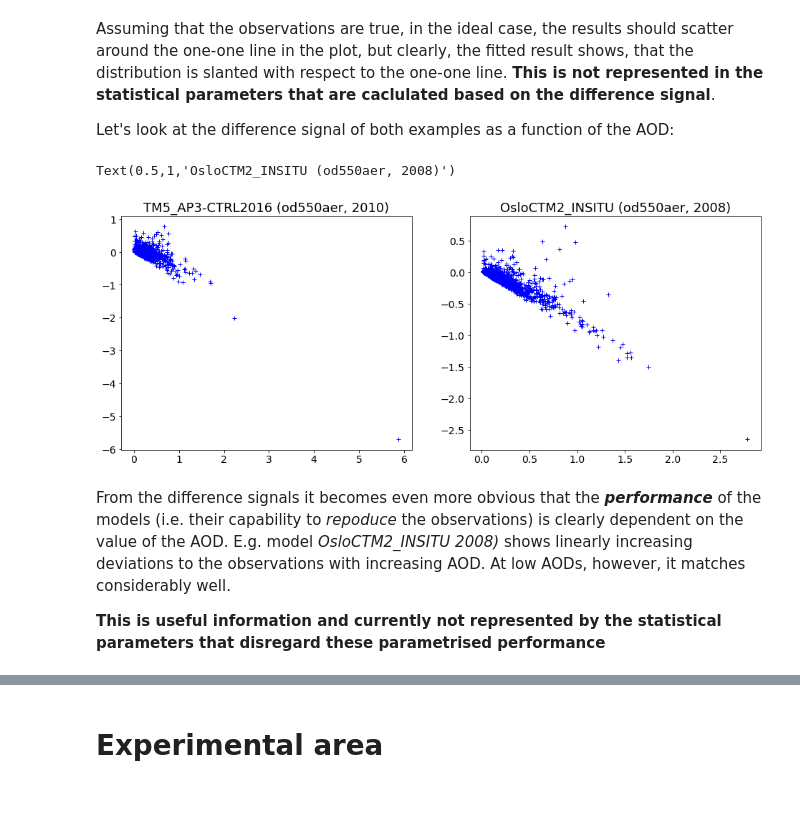
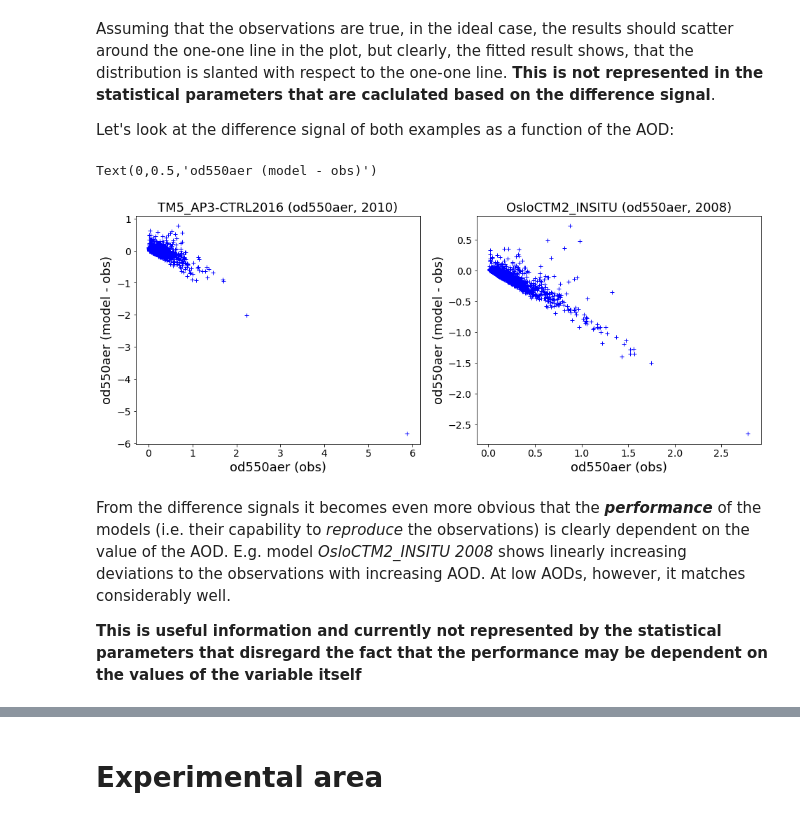
Before and after one commit to jgliss/aerocom_obs_props, a Jupyter notebook: results_overview.ipynb, the cells around one changed output, grey strips where cells are left out. Drawn from its saved outputs; the diff is of its cells as text; code cells hidden in the pictures.

```diff
--- a/results_overview.ipynb
+++ b/results_overview.ipynb
@@ -247,19 +247,25 @@ Assuming that the observations are true, in the ideal case, the results should s
 
 Let's look at the difference signal of both examples as a function of the AOD:
 # %%
+# cpmpute difference vectors for both example datasets
 diff1 = ex1['data']['model'] - ex1['data']['obs']
 diff2 = ex2['data']['model'] - ex2['data']['obs']
 
+# plot differences against corresponding values (using obs values)
 fig, (ax1, ax2) = plt.subplots(1,2, figsize=(16, 6))
 
 ax1.plot(ex1['data']['obs'], diff1, ' +b', label='Difference (example 1)')
 ax1.set_title('{} ({}, {})'.format(ex1['model_id'], ex1['var'], ex1['year']))
+ax1.set_xlabel('od550aer (obs)')
+ax1.set_ylabel('od550aer (model - obs)')
 ax2.plot(ex2['data']['obs'], diff2, ' +b', label='Difference (example 2)')
 ax2.set_title('{} ({}, {})'.format(ex2['model_id'], ex2['var'], ex2['year']))
+ax2.set_xlabel('od550aer (obs)')
+ax2.set_ylabel('od550aer (model - obs)')
 # %% [output]
-Text(0.5,1,'OsloCTM2_INSITU (od550aer, 2008)')
+Text(0,0.5,'od550aer (model - obs)')
-[figure, old version]
+[figure, new version]
 # %% [markdown]
-From the difference signals it becomes even more obvious that the ***performance*** of the models (i.e. their capability to *repoduce* the observations) is clearly dependent on the value of the AOD. E.g. model *OsloCTM2_INSITU 2008)* shows linearly increasing deviations to the observations with increasing AOD. At low AODs, however, it matches considerably well.
+From the difference signals it becomes even more obvious that the ***performance*** of the models (i.e. their capability to *reproduce* the observations) is clearly dependent on the value of the AOD. E.g. model *OsloCTM2_INSITU 2008* shows linearly increasing deviations to the observations with increasing AOD. At low AODs, however, it matches considerably well.
 
-**This is useful information and currently not represented by the statistical parameters that disregard these parametrised performance**
+**This is useful information and currently not represented by the statistical parameters that disregard the fact that the performance may be dependent on the values of the variable itself**
```
Also changed, not shown: parts of 3 cells of this notebook, 2 other files.
